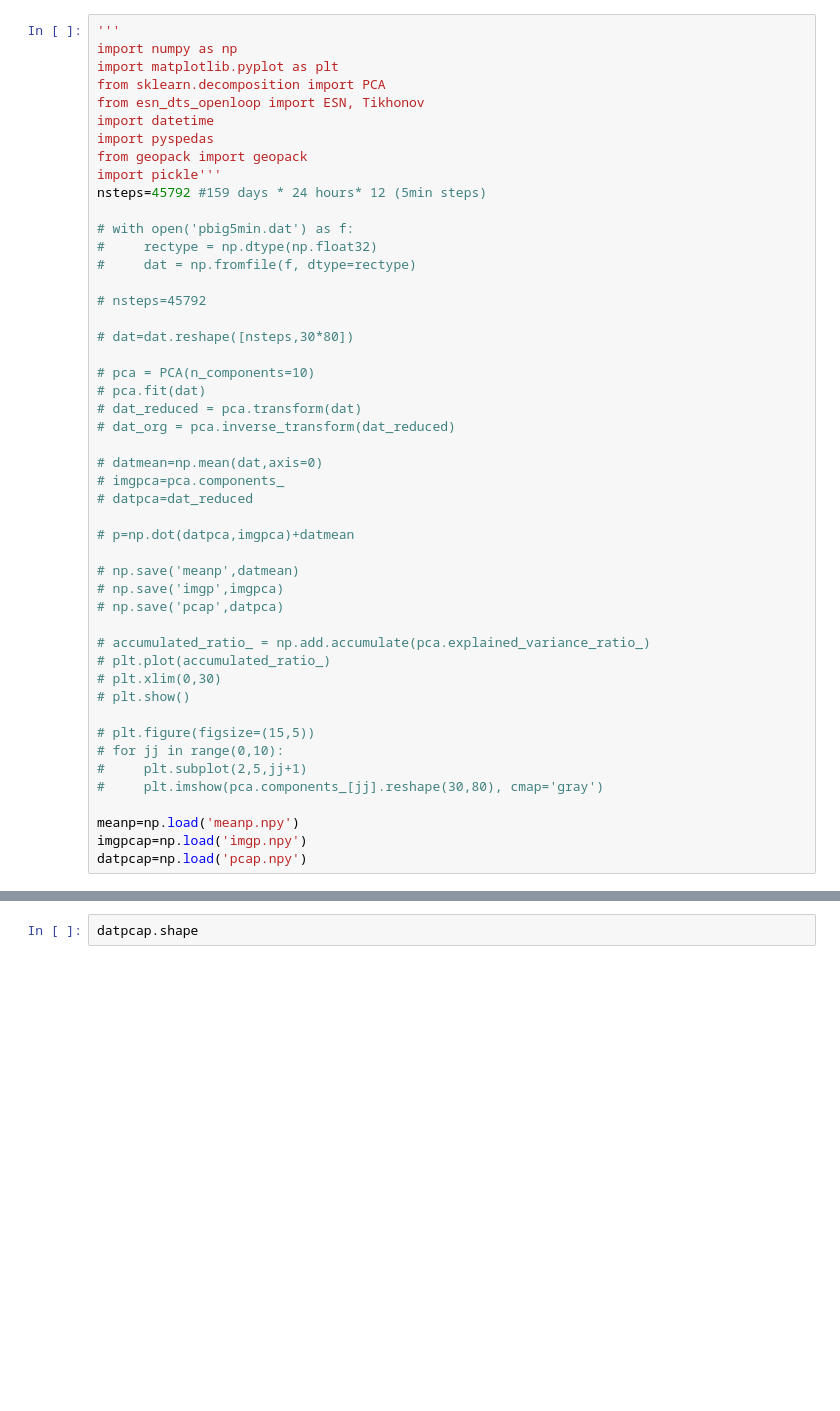
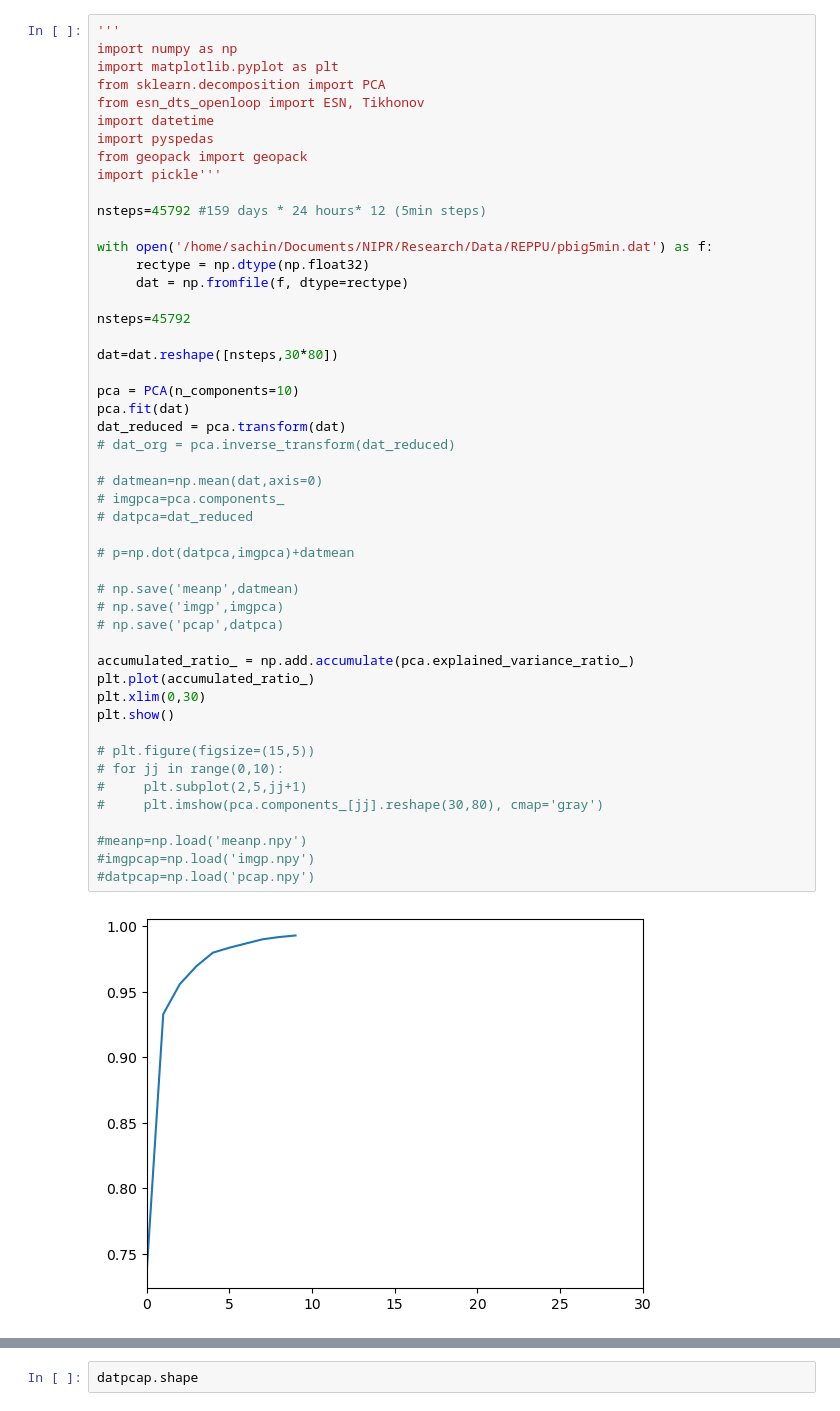
Before and after one commit to reddy-sachin/REPPU-ESN2, a Jupyter notebook: RK_ML/rep_emu_pot_sr.ipynb, the cells around one changed output, grey strips where cells are left out. Drawn from its saved outputs; the diff is of its cells as text; blank space fills up the shorter version.

```diff
--- a/RK_ML/rep_emu_pot_sr.ipynb
+++ b/RK_ML/rep_emu_pot_sr.ipynb
@@ -20,45 +20,48 @@ import numpy as np
 import matplotlib.pyplot as plt
 from sklearn.decomposition import PCA
 from esn_dts_openloop import ESN, Tikhonov
 import datetime
 import pyspedas
 from geopack import geopack
 import pickle'''
+
 nsteps=45792 #159 days * 24 hours* 12 (5min steps)
 
-# with open('pbig5min.dat') as f:
-#     rectype = np.dtype(np.float32)
-#     dat = np.fromfile(f, dtype=rectype)
+with open('/home/sachin/Documents/NIPR/Research/Data/REPPU/pbig5min.dat') as f:
+     rectype = np.dtype(np.float32)
+     dat = np.fromfile(f, dtype=rectype)
 
-# nsteps=45792
+nsteps=45792
 
-# dat=dat.reshape([nsteps,30*80])
+dat=dat.reshape([nsteps,30*80])
 
-# pca = PCA(n_components=10)
-# pca.fit(dat)
-# dat_reduced = pca.transform(dat)
+pca = PCA(n_components=10)
+pca.fit(dat)
+dat_reduced = pca.transform(dat)
 # dat_org = pca.inverse_transform(dat_reduced)
 
 # datmean=np.mean(dat,axis=0)
 # imgpca=pca.components_
 # datpca=dat_reduced
 
 # p=np.dot(datpca,imgpca)+datmean
 
 # np.save('meanp',datmean)
 # np.save('imgp',imgpca)
 # np.save('pcap',datpca)
 
-# accumulated_ratio_ = np.add.accumulate(pca.explained_variance_ratio_)
-# plt.plot(accumulated_ratio_)
-# plt.xlim(0,30)
-# plt.show()
+accumulated_ratio_ = np.add.accumulate(pca.explained_variance_ratio_)
+plt.plot(accumulated_ratio_)
+plt.xlim(0,30)
+plt.show()
 
 # plt.figure(figsize=(15,5))
 # for jj in range(0,10):
 #     plt.subplot(2,5,jj+1)
 #     plt.imshow(pca.components_[jj].reshape(30,80), cmap='gray')
 
-meanp=np.load('meanp.npy')
-imgpcap=np.load('imgp.npy')
-datpcap=np.load('pcap.npy')
+#meanp=np.load('meanp.npy')
+#imgpcap=np.load('imgp.npy')
+#datpcap=np.load('pcap.npy')
+# %% [output]
+[figure, added]
```
Also changed, not shown: parts of 2 cells of this notebook, 6 other files.
